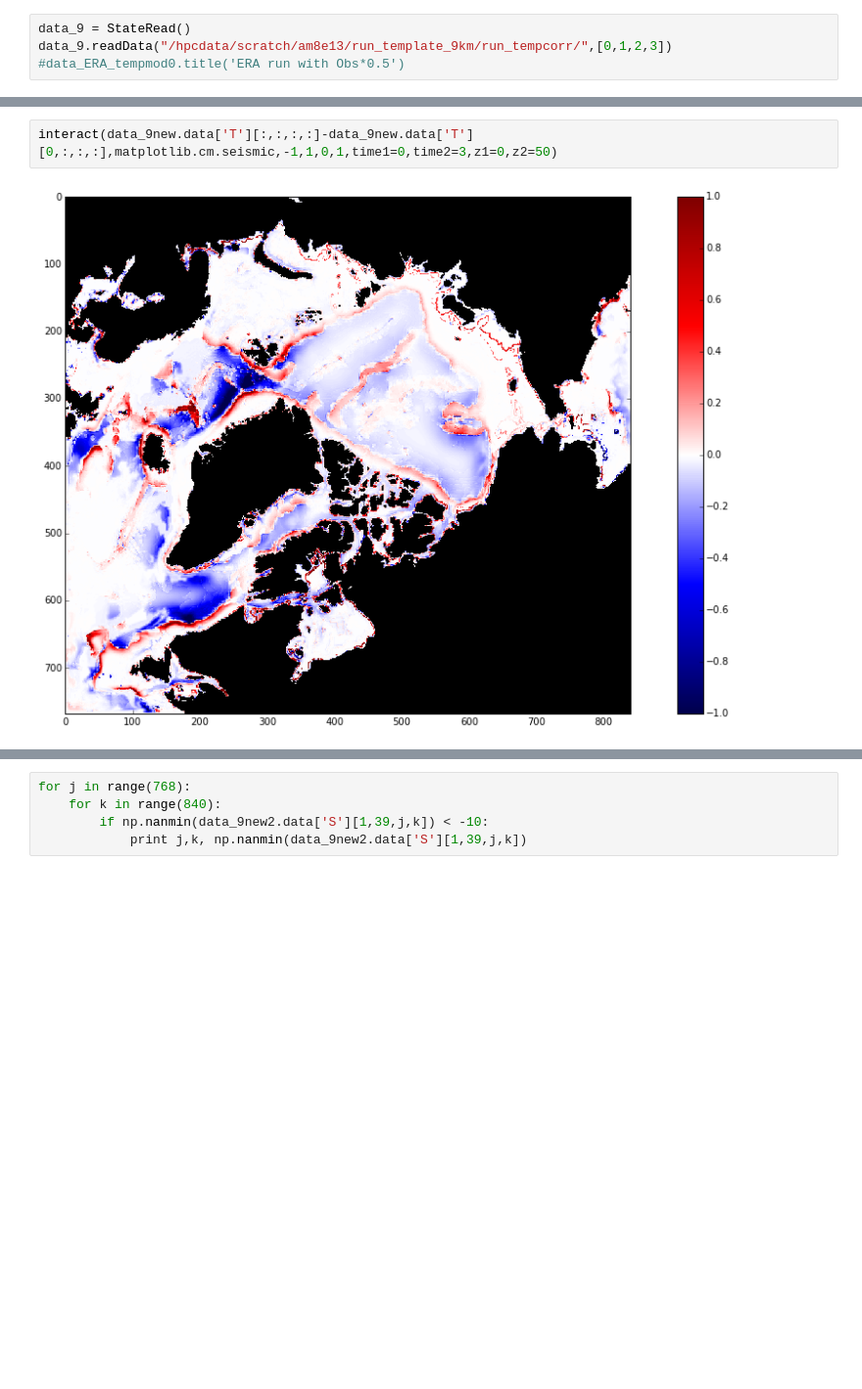
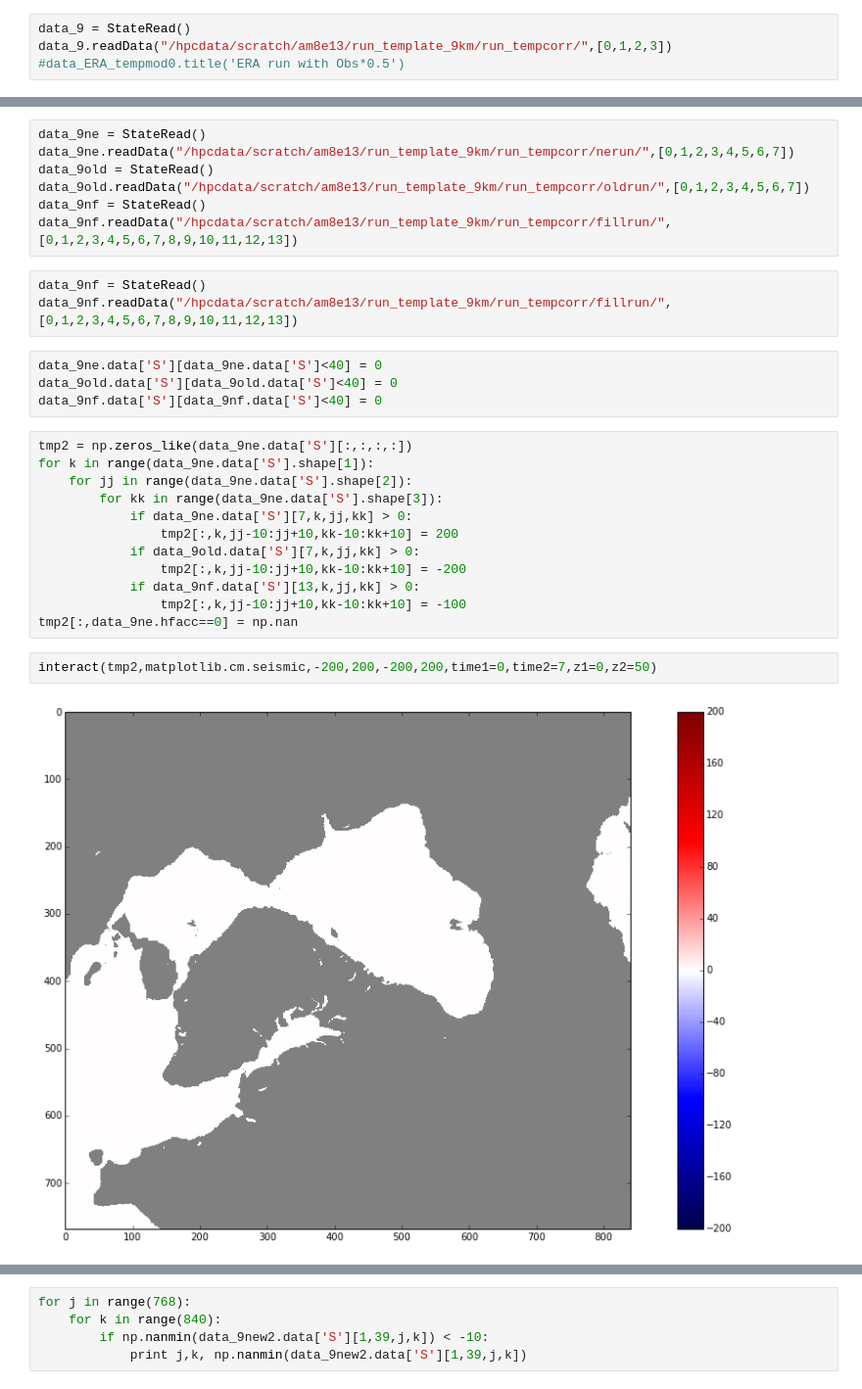
Before and after one commit to AlessandroMozzato/notebooks, a Jupyter notebook: Spinup.ipynb, the cells around one changed output, grey strips where cells are left out. Shown at 98% size. Drawn from its saved outputs; the diff is of its cells as text; blank space fills up the shorter version.

```diff
--- a/Spinup.ipynb
+++ b/Spinup.ipynb
@@ -243,4 +250,30 @@ interact(data_9new2.data['S'][:,:,:,:],matplotlib.cm.jet,-1,30,0,40,time1=0,time
+# %%
+data_9ne = StateRead()
+data_9ne.readData("/hpcdata/scratch/am8e13/run_template_9km/run_tempcorr/nerun/",[0,1,2,3,4,5,6,7])
+data_9old = StateRead()
+data_9old.readData("/hpcdata/scratch/am8e13/run_template_9km/run_tempcorr/oldrun/",[0,1,2,3,4,5,6,7])
+data_9nf = StateRead()
+data_9nf.readData("/hpcdata/scratch/am8e13/run_template_9km/run_tempcorr/fillrun/",[0,1,2,3,4,5,6,7,8,9,10,11,12,13])
+# %%
+data_9nf = StateRead()
+data_9nf.readData("/hpcdata/scratch/am8e13/run_template_9km/run_tempcorr/fillrun/",[0,1,2,3,4,5,6,7,8,9,10,11,12,13])
+# %%
+data_9ne.data['S'][data_9ne.data['S']<40] = 0
+data_9old.data['S'][data_9old.data['S']<40] = 0
+data_9nf.data['S'][data_9nf.data['S']<40] = 0
+# %%
+tmp2 = np.zeros_like(data_9ne.data['S'][:,:,:,:])
+for k in range(data_9ne.data['S'].shape[1]):
+    for jj in range(data_9ne.data['S'].shape[2]):
+        for kk in range(data_9ne.data['S'].shape[3]):
+            if data_9ne.data['S'][7,k,jj,kk] > 0:
+                tmp2[:,k,jj-10:jj+10,kk-10:kk+10] = 200
+            if data_9old.data['S'][7,k,jj,kk] > 0:
+                tmp2[:,k,jj-10:jj+10,kk-10:kk+10] = -200
+            if data_9nf.data['S'][13,k,jj,kk] > 0:
+                tmp2[:,k,jj-10:jj+10,kk-10:kk+10] = -100
+tmp2[:,data_9ne.hfacc==0] = np.nan
 # %%
-interact(data_9new.data['T'][:,:,:,:]-data_9new.data['T'][0,:,:,:],matplotlib.cm.seismic,-1,1,0,1,time1=0,time2=3,z1=0,z2=50)
+interact(tmp2,matplotlib.cm.seismic,-200,200,-200,200,time1=0,time2=7,z1=0,z2=50)
 # %% [output]
-[figure, old version]
+[figure, new version]
```
Also changed, not shown: parts of 8 cells of this notebook, 2 other files.
